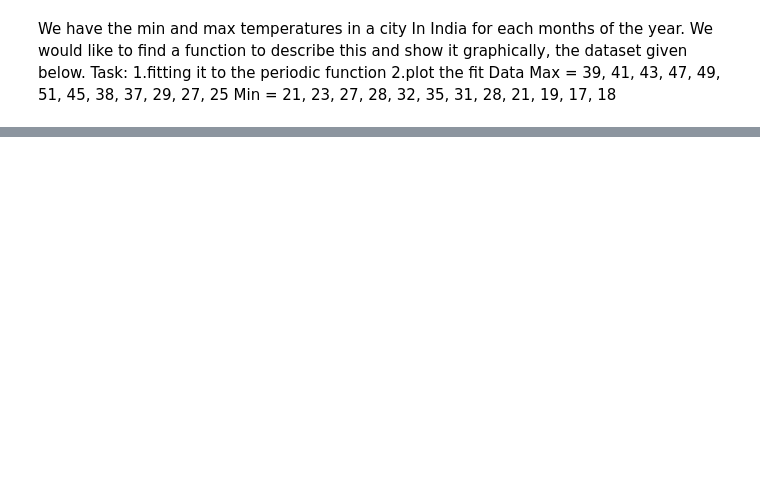
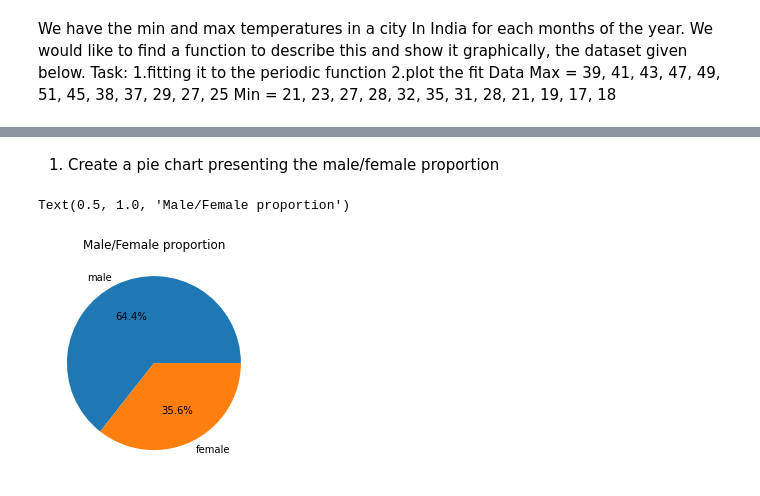
Before and after one commit to Jaya-Chandra/ineuronAssignments, a Jupyter notebook: matplotlib_assignment.ipynb, the cells around one changed output, grey strips where cells are left out. Saved outputs shown, nothing was run; the diff lists cells and outputs as text; code cells hidden in the pictures; blank space fills up the shorter version.

```diff
--- a/matplotlib_assignment.ipynb
+++ b/matplotlib_assignment.ipynb
@@ -40,0 +66,2 @@ df.plot()
+# %%
+data = pd.read_csv('https://raw.githubusercontent.com/Geoyi/Cleaning-Titanic-Data/master/titanic_original.csv')
@@ -40,0 +77,8 @@ df.plot()
+# %% [markdown]
+1. Create a pie chart presenting the male/female proportion
+# %%
+plt.pie(data='data', x=data.sex.value_counts(1),autopct='%.1f%%', labels=['male','female'])
+plt.title('Male/Female proportion')
+# %% [output]
+Text(0.5, 1.0, 'Male/Female proportion')
+[figure, added]
```
Also changed, not shown: parts of 12 cells of this notebook.
